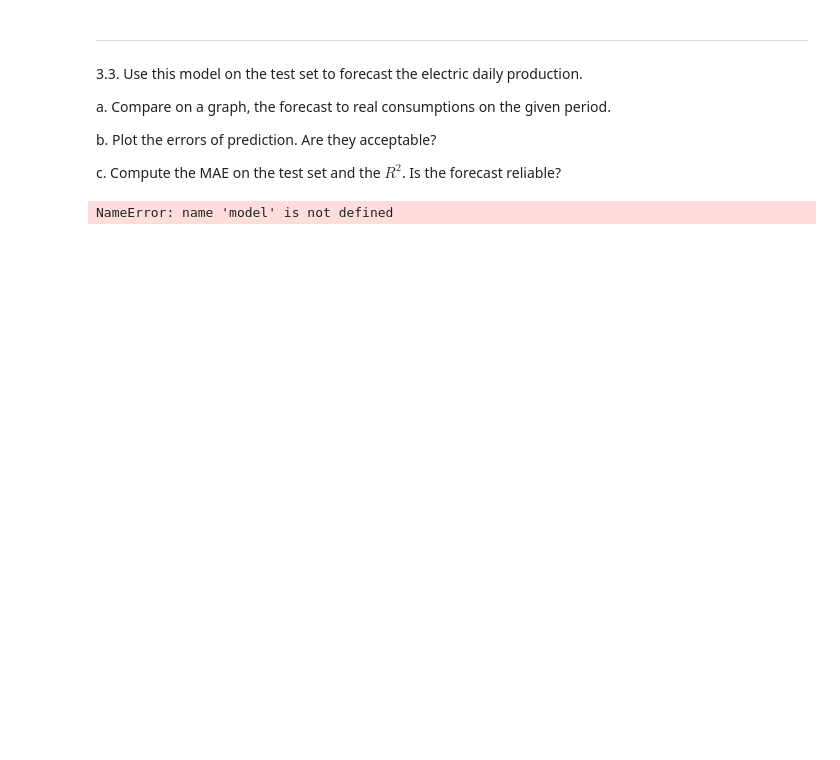
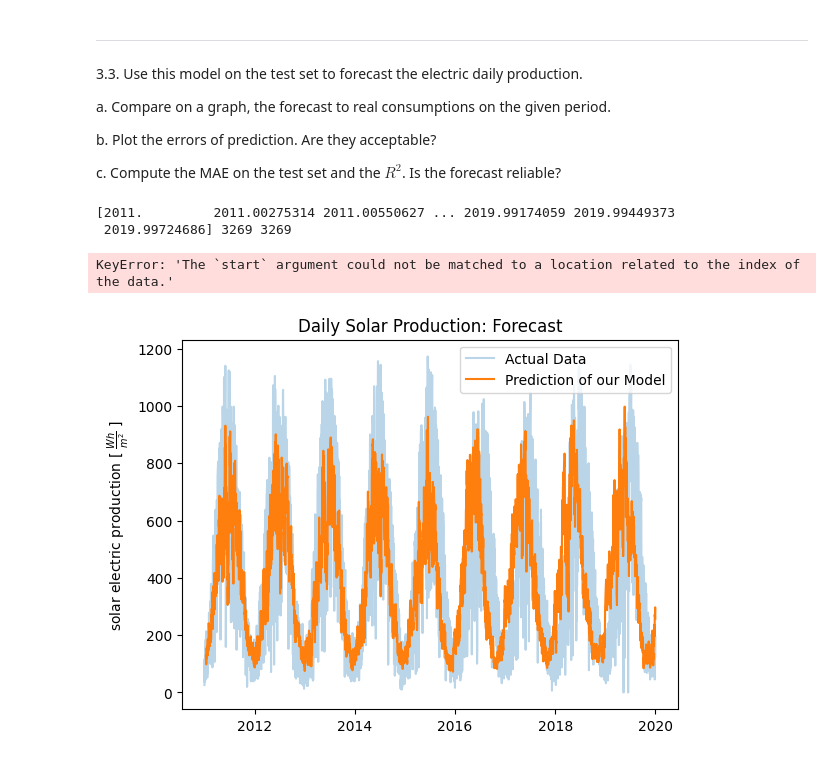
Before and after one commit to BrieucDallemagne/Hackathons_LEPL1109, a Jupyter notebook: Hackathon1.ipynb, the cells around one changed output. Saved outputs shown, nothing was run; the diff lists cells and outputs as text; code cells hidden in the pictures; blank space fills up the shorter version.

```diff
--- a/Hackathon1.ipynb
+++ b/Hackathon1.ipynb
@@ -700,20 +700,18 @@ validation_set = C_caen[start_val: end_val]
 training_set = np.array(training_set)
 validation_set = np.array(validation_set)
 
+print(start_val)
+
 #print(len(training_set), len(validation_set))
 
 # answer to b
-mod = sm.tsa.AutoReg(training_set, lags=10, old_names=False)
-results = mod.fit()
-print(results.summary())
+mod = sm.tsa.AutoReg(training_set, lags=10)
+res = mod.fit()
+print(res.summary())
 
 # answer to d
-training_pred = results.model.predict(results.params, start=len(training_set)+1, end=len(training_set)+len(validation_set))
-fig,axe = plt.subplots()
-X = np.arange(len(training_set)+len(validation_set))
-axe.plot(X[:len(training_set)], training_set)
-axe.plot(X[len(training_set):], validation_set,alpha=0.3)
-axe.plot(X[len(training_set):], training_pred)
+training_pred = res.model.predict(res.params, start=0, end=len(validation_set)-1)
+
 
 
 error = np.mean(np.abs(validation_set - training_pred))
@@ -748,6 +745,17 @@ b. Plot the errors of prediction. Are they acceptable?
 c. Compute the MAE on the test set and the $R^2$. Is the forecast reliable?
 # %%
 # answer to a
+
+Year = np.arange(2011,2020, (2020-2011)/len(X))
+
+fig,axe = plt.subplots()
+X = np.arange(len(validation_set))
+axe.plot(Year, validation_set,alpha=0.3, label="Actual Data")
+axe.plot(Year, training_pred, label="Prediction of our Model")
+axe.set_ylabel(r"solar electric production [ $ \frac{Wh}{m^2}$ ]")
+axe.set_xlabel("Year")
+axe.set_title("Daily Solar Production: Forecast")
+axe.legend()
 
 # same method as 3.2 b
 
@@ -760,7 +768,7 @@ for i in range(1, 11):
 X_val = pd.DataFrame(validation_shifted_data).T # implementing the DataFrame
 Xm_val = sm.add_constant(X_val)
 model_val = sm.OLS(validation_set[10:], Xm_val[10:])
-results_validation_set = model.fit()
+results_validation_set = mod.fit()
 
 forecast = results_validation_set.predict(Xm_val)
 
@@ -774,31 +782,34 @@ plt.xlabel("Years")
 plt.ylabel("Energy (Wh/m^2)")
 plt.title("Comparison of Forecast vs. Real Consumption (Validation Set)")
 plt.legend()
 plt.show()
 
 # answer to b
 
 validation_errors = validation_set - forecast
 
 plt.figure(figsize=(10, 5))
 plt.plot(years, validation_errors, label="Prediction Errors")
 plt.xlabel("Years")
 plt.ylabel("Error (Wh/m^2)")
 plt.title("Prediction Errors (Validation Set)")
 plt.legend()
 plt.show()
 
 
 # answer to c
 
 error_validation = np.mean(np.abs(validation_set - forecast))
 print(f"Mean Absolute Error (MAE) between predicted and real consumptions: {error_validation}")
 
 residuals = validation_set - forecast
 sse = np.sum(residuals ** 2)
 ssr = np.sum((validation_set - forecast.mean())**2)
 sst = ssr + sse
 r_squared = 1 - (sse / sst)
 print(f"R^2 on the validation set: {r_squared}")
 # %% [output]
-NameError: name 'model' is not defined
+[2011.         2011.00275314 2011.00550627 ... 2019.99174059 2019.99449373
+ 2019.99724686] 3269 3269
+KeyError: 'The `start` argument could not be matched to a location related to the index of the data.'
+[figure, added]
```
Also changed, not shown: parts of 1 cell of this notebook.
